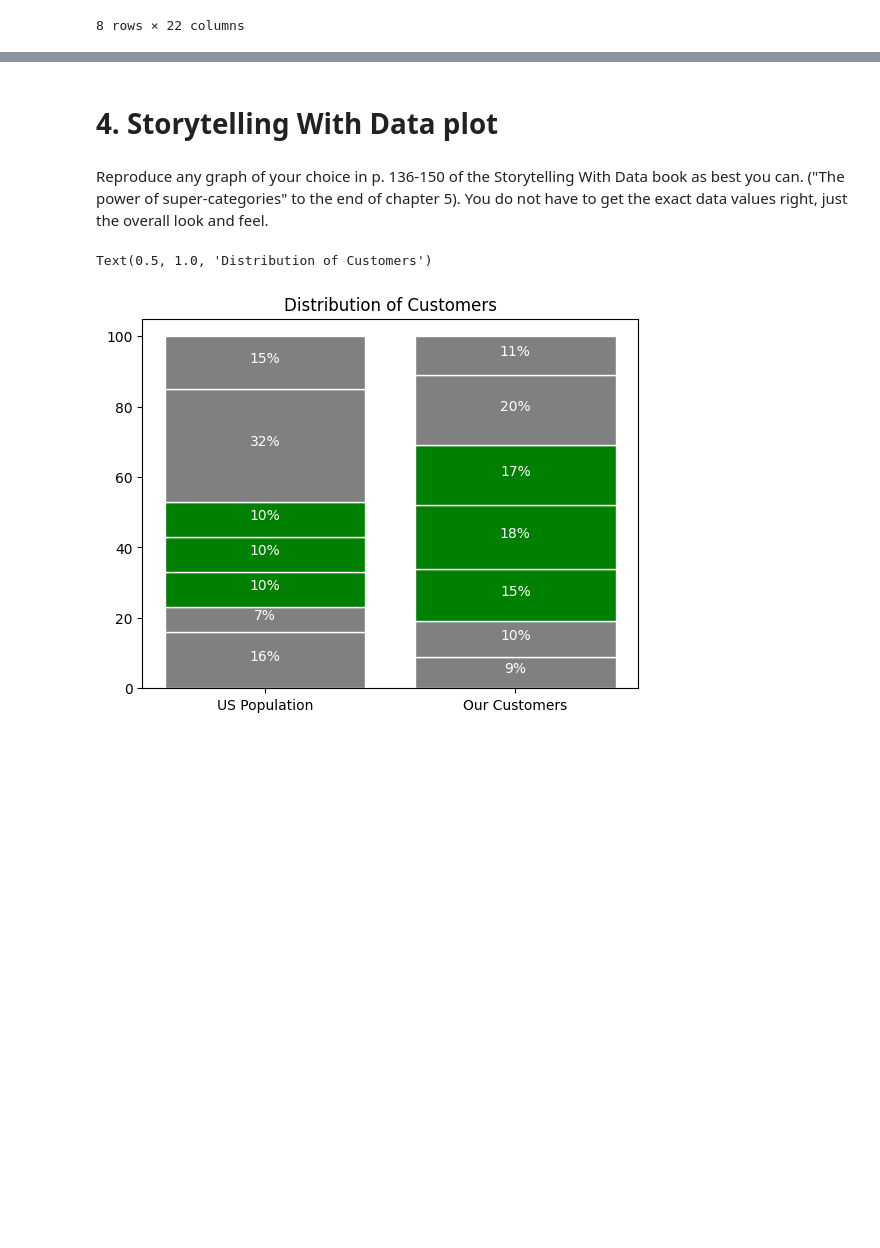
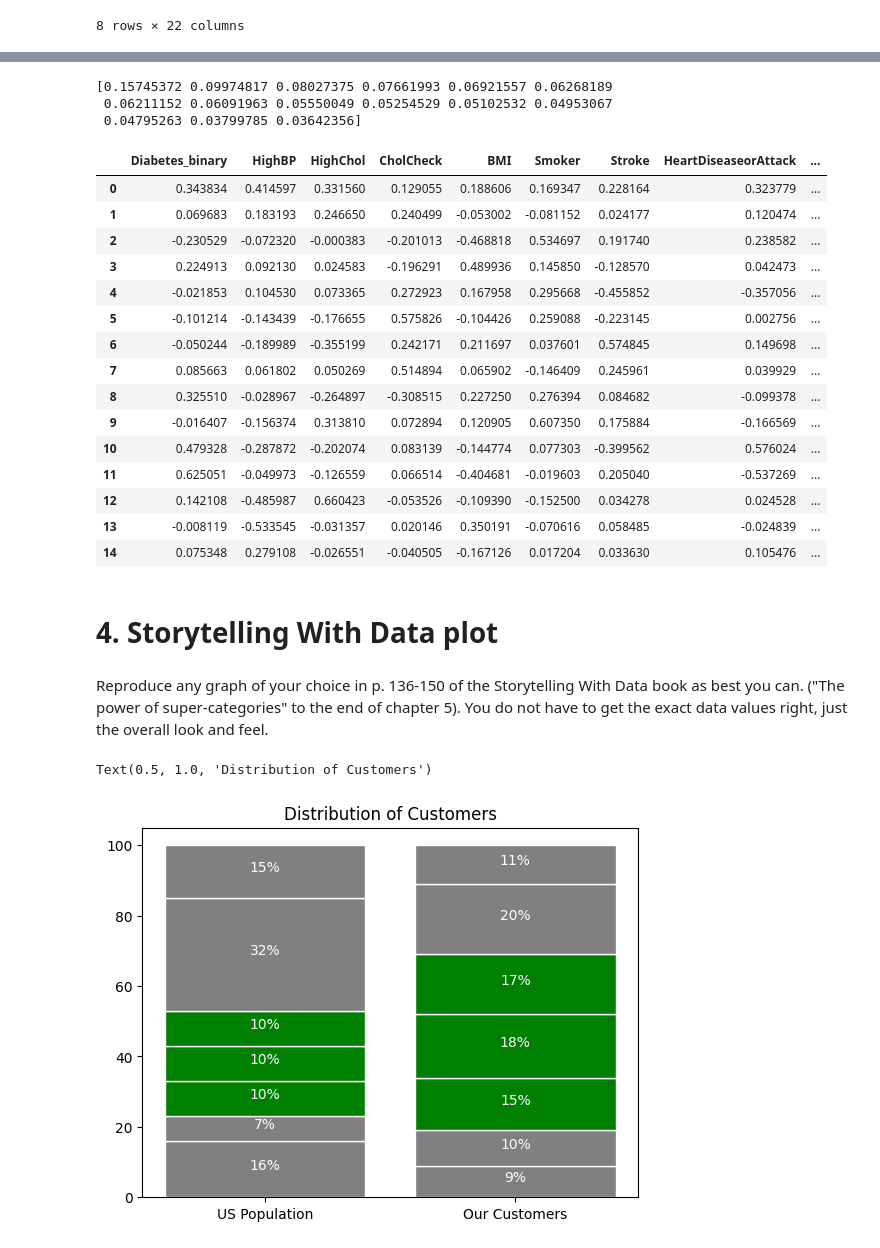
Before and after one commit to beckaa-l/OMDS-ModB2-Week9-Lee-Becka, a Jupyter notebook: Week9.ipynb, the cells around one changed output, grey strips where cells are left out. Drawn from its saved outputs; the diff is of its cells as text; code cells hidden in the pictures; blank space fills up the shorter version.

```diff
--- a/Week9.ipynb
+++ b/Week9.ipynb
@@ -208,0 +284,3 @@ diabetes.describe()
+# %%
+diabetes_clean = diabetes.drop_duplicates()
+diabetes_clean.duplicated().sum()
@@ -208,0 +289,3 @@ diabetes.describe()
+# %%
+# going to isolate columns of interest as done for Milestone 3
+diabetes_coi = diabetes_clean[['Diabetes_binary','HighBP', 'HighChol', 'CholCheck', 'BMI', 'Smoker','Stroke', 'HeartDiseaseorAttack', 'PhysActivity','HvyAlcoholConsump', 'AnyHealthcare', 'Sex', 'Age', 'Education','Income']]
@@ -208,0 +330,10 @@ diabetes.describe()
+# %%
+# need to scale the data to run the PCA (otherwise the binary columns will be outshined by the non-binary columns)
+# reference: https://scikit-learn.org/stable/modules/generated/sklearn.preprocessing.StandardScaler.html
+
+from sklearn.preprocessing import StandardScaler
+scaler = StandardScaler()
+diabetes_scaledcoi = scaler.fit_transform(diabetes_coi)
+
+diabetes_dfscaledcoi = pd.DataFrame(diabetes_scaledcoi, columns=diabetes_coi.columns)
+diabetes_dfscaledcoi.head()
@@ -209,3 +347,50 @@ diabetes.describe()
+# %%
+# reference: 8.5 Lesson: Principal Components for Visualization (Mod 1 Math)
+# now try the PCA again
+pca1 = PCA()
+pca1.fit(diabetes_dfscaledcoi)
+components1 = pd.DataFrame(pca1.components_, columns=diabetes_dfscaledcoi.columns)
+print(pca1.explained_variance_ratio_)
+components1
+
+# findings
+
+# explained variance ration - reminder that this is how much of the variance the PCAs explain, not columns
+# [0.15745372 0.09974817 0.08027375 0.07661993 0.06921557 0.06268189
+#  0.06211152 0.06091963 0.05550049 0.05254529 0.05102532 0.04953067
+#  0.04795263 0.03799785 0.03642356]
+
+# PCA
+# PCA1: (Diabetes_binary,0.343834); (HighBP,0.414597); (HighChol,0.331560); (HeartDiseaseorAttack,0.323779); (Age,0.367565); (Education,0.277420); (Income,0.306119)
+# PCA2: (HighBP,0.183193); (HighChol,0.246650); (CholCheck,0.240499); (PhysActivity,0.238659); (AnyHealthcare,0.446423); (Age,0.247411); (Education,0.482282); (Income,0.493204)
+# PCA3: (BMI,0.468818); (Smoker,0.534697); (HvyAlcoholConsump,0.416763); (Sex,0.288481)
+
+# variance ratios imply that there are no dominating PCAS to explain the variance
+# first 2 PCAs only account for about 25% of the variation
+# I think this means that it would be harder to bring this data down into a lower dimension
+
+# project insight - socioeconomuc factors in chronic illness (diabetes)
+# pca 2 groups health factors with socioec. factors
+# %% [output]
+[0.15745372 0.09974817 0.08027375 0.07661993 0.06921557 0.06268189
+ 0.06211152 0.06091963 0.05550049 0.05254529 0.05102532 0.04953067
+ 0.04795263 0.03799785 0.03642356]
+|  | Diabetes_binary | HighBP | HighChol | CholCheck | BMI | Smoker | Stroke | HeartDiseaseorAttack | ... |
+| 0 | 0.343834 | 0.414597 | 0.331560 | 0.129055 | 0.188606 | 0.169347 | 0.228164 | 0.323779 | ... |
+| 1 | 0.069683 | 0.183193 | 0.246650 | 0.240499 | -0.053002 | -0.081152 | 0.024177 | 0.120474 | ... |
+| 2 | -0.230529 | -0.072320 | -0.000383 | -0.201013 | -0.468818 | 0.534697 | 0.191740 | 0.238582 | ... |
+| 3 | 0.224913 | 0.092130 | 0.024583 | -0.196291 | 0.489936 | 0.145850 | -0.128570 | 0.042473 | ... |
+| 4 | -0.021853 | 0.104530 | 0.073365 | 0.272923 | 0.167958 | 0.295668 | -0.455852 | -0.357056 | ... |
+| 5 | -0.101214 | -0.143439 | -0.176655 | 0.575826 | -0.104426 | 0.259088 | -0.223145 | 0.002756 | ... |
+| 6 | -0.050244 | -0.189989 | -0.355199 | 0.242171 | 0.211697 | 0.037601 | 0.574845 | 0.149698 | ... |
+| 7 | 0.085663 | 0.061802 | 0.050269 | 0.514894 | 0.065902 | -0.146409 | 0.245961 | 0.039929 | ... |
+| 8 | 0.325510 | -0.028967 | -0.264897 | -0.308515 | 0.227250 | 0.276394 | 0.084682 | -0.099378 | ... |
+| 9 | -0.016407 | -0.156374 | 0.313810 | 0.072894 | 0.120905 | 0.607350 | 0.175884 | -0.166569 | ... |
+| 10 | 0.479328 | -0.287872 | -0.202074 | 0.083139 | -0.144774 | 0.077303 | -0.399562 | 0.576024 | ... |
+| 11 | 0.625051 | -0.049973 | -0.126559 | 0.066514 | -0.404681 | -0.019603 | 0.205040 | -0.537269 | ... |
+| 12 | 0.142108 | -0.485987 | 0.660423 | -0.053526 | -0.109390 | -0.152500 | 0.034278 | 0.024528 | ... |
+| 13 | -0.008119 | -0.533545 | -0.031357 | 0.020146 | 0.350191 | -0.070616 | 0.058485 | -0.024839 | ... |
+| 14 | 0.075348 | 0.279108 | -0.026551 | -0.040505 | -0.167126 | 0.017204 | 0.033630 | 0.105476 | ... |
 # %% [markdown]
 # 4. Storytelling With Data plot
 # %% [markdown]
```
Also changed, not shown: parts of 6 cells of this notebook.
